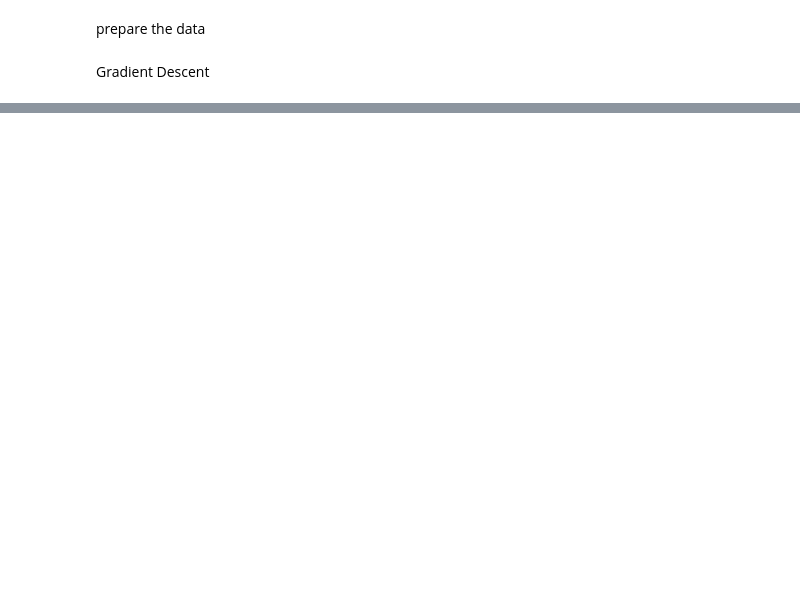
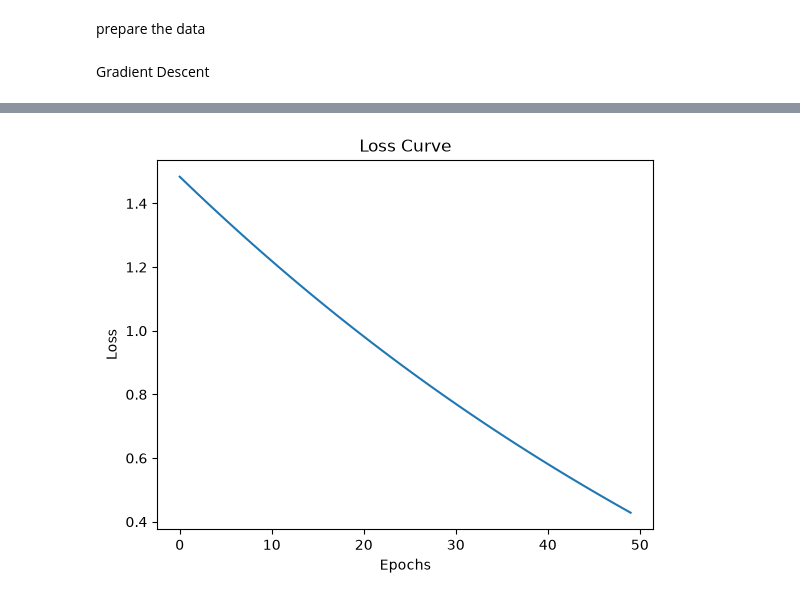
Before and after one commit to m7md89w/ML-ASS, a Jupyter notebook: GD.ipynb, the cells around one changed output, grey strips where cells are left out. Cells and saved outputs as stored; diff of their text form; code cells hidden in the pictures; blank space fills up the shorter version.

```diff
--- a/GD.ipynb
+++ b/GD.ipynb
@@ -6,6 +9,10 @@ from sklearn.preprocessing import PolynomialFeatures, StandardScaler
 # %% [markdown]
 prepare the data
 # %%
-df = fetch_california_housing(as_frame=True).frame.sample(300, random_state=42)
-X_raw = df[['MedInc']].values
-y = df[['MedHouseVal']].values
+X,Y=load_iris(return_X_y=True)
+X=X[:100]
+Y=Y[:100]
+scaler=StandardScaler()
+X_Train,X_Test,Y_Train,Y_Test=train_test_split(X,Y,test_size=0.2,random_state=42)
+X_Train=scaler.fit_transform(X_Train)
+X_Test=scaler.fit_transform(X_Test)
@@ -29,12 +19,8 @@ def print_metrics(name, w):
 # %% [markdown]
 Gradient Descent
 # %%
-w = np.zeros((n, 1))
-
-for epoch in range(epochs):
-  # حساب الجرادينت على كل الداتا دفعة واحدة
-  grad = (2 / m) * X.T @ (X @ w - y)
-  w -= lr * grad
-
-print_metrics("Gradient Descent", w)
+model=Sequential([Dense(1,activation='sigmoid')])
+model.compile(optimizer='sgd', loss='binary_crossentropy', metrics=['accuracy'])
+history=model.fit(X_Train,Y_Train,epochs=50,batch_size=len(X_Train),verbose=0)
+pre=model.predict(X_Test)
 # %% [output]
@@ -41,0 +38,10 @@ print_metrics("Gradient Descent", w)
+# %%
+
+# 2. ارسم منحنى الخسارة (Loss)
+plt.plot(history.history['loss'])
+plt.title("Loss Curve")
+plt.xlabel("Epochs")
+plt.ylabel("Loss")
+plt.show()
+# %% [output]
+[figure, added]
```
Also changed, not shown: parts of 8 cells of this notebook, 5 other files.
